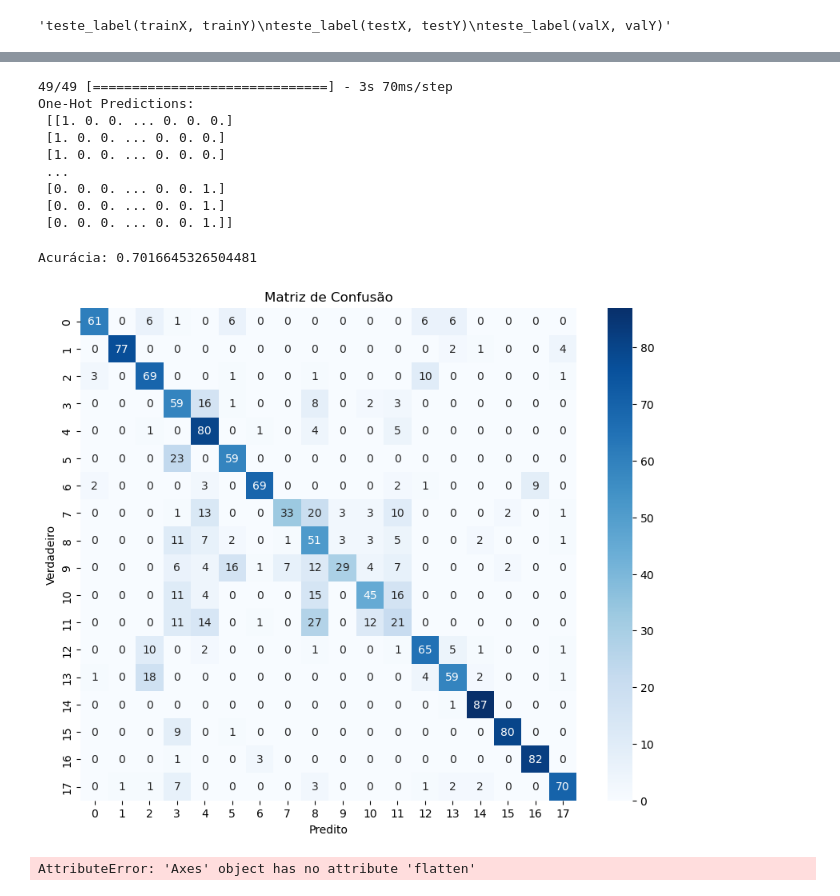
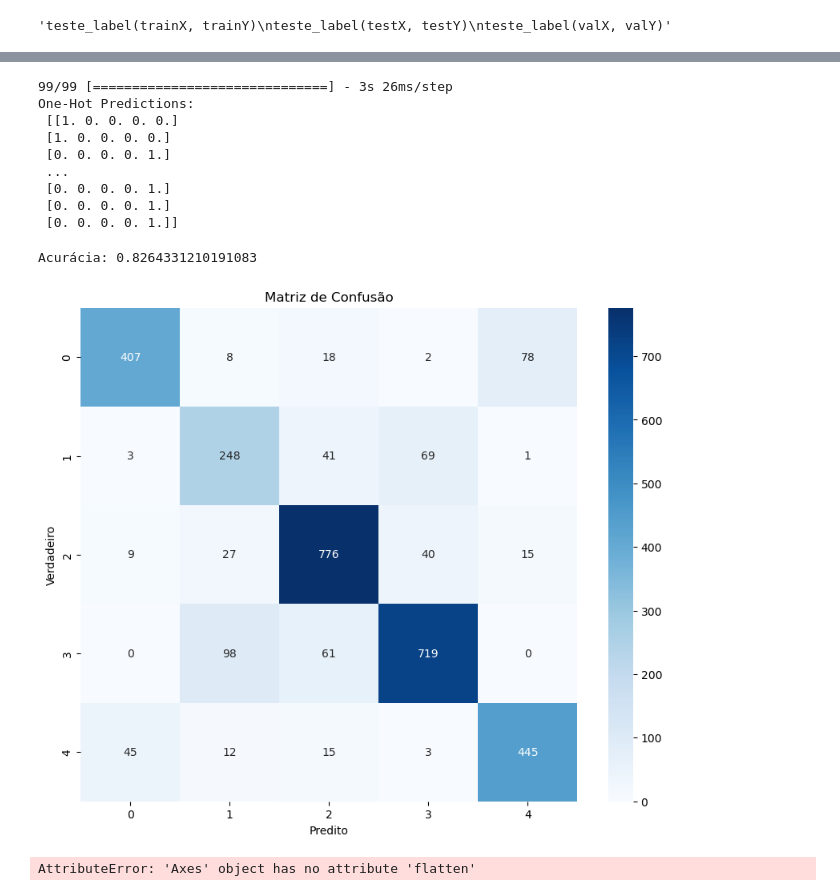
Before and after one commit to Raphael-Mendes/Projeto, a Jupyter notebook: Modelo copy.ipynb, the cells around one changed output, grey strips where cells are left out. Cells and saved outputs as stored; diff of their text form; code cells hidden in the pictures.

```diff
--- a/Modelo copy.ipynb
+++ b/Modelo copy.ipynb
@@ -14,7 +14,7 @@ date = date.strftime("%d/%m/%Y_%H:%M")
 arq = datetime.now()
 arq = arq.strftime("%d_%m_%Y_%H_%M")
 # %%
-Npontos = 200 #Tempo de dados 200
+Npontos = 100 #Tempo de dados 200
 features = 6
 lista_ativ = 5
 colunas_interesse = []
@@ -164,7 +164,7 @@ def cria_LSTM(hidden_units, dense_units, input_shape, activation, optimizer):
   model.compile(loss='categorical_crossentropy', optimizer ='adam', metrics=['accuracy'])
   return model
 
-model = cria_LSTM(hidden_units=160, dense_units=lista_ativ, input_shape=(Npontos, len(featuresX)), activation=['tanh', 'softmax','sigmoid'], optimizer=optimizer)
+model = cria_LSTM(hidden_units=64, dense_units=lista_ativ, input_shape=(Npontos, len(featuresX)), activation=['tanh', 'softmax','sigmoid'], optimizer=optimizer)
 # %%
 def reset_model():
   global model
@@ -172,4 +172,4 @@ def reset_model():
 # %%
 reset_model()
-history = model.fit(trainX, trainY, epochs = 70, batch_size = 30, verbose = 1,  validation_data=(valX, valY), use_multiprocessing=True)
+history = model.fit(trainX, trainY, epochs = 50, batch_size = 50, verbose = 1,  validation_data=(valX, valY), use_multiprocessing=True)
 # %% [output]
@@ -222,19 +235,19 @@ def predict_with_one_hot(model, input_data, num_classes):
 # e 'modelo' seja o modelo criado usando a função cria_LSTM
 # 'num_classes' é o número total de classes
 
-num_classes = 18
+num_classes = 5
 one_hot_predictions = predict_with_one_hot(model, valX, num_classes)
 print("One-Hot Predictions:\n", one_hot_predictions)
 # %% [output]
-49/49 [==============================] - 3s 70ms/step
+99/99 [==============================] - 3s 26ms/step
 One-Hot Predictions:
- [[1. 0. 0. ... 0. 0. 0.]
- [1. 0. 0. ... 0. 0. 0.]
- [1. 0. 0. ... 0. 0. 0.]
+ [[1. 0. 0. 0. 0.]
+ [1. 0. 0. 0. 0.]
+ [0. 0. 0. 0. 1.]
  ...
- [0. 0. 0. ... 0. 0. 1.]
- [0. 0. 0. ... 0. 0. 1.]
- [0. 0. 0. ... 0. 0. 1.]]
+ [0. 0. 0. 0. 1.]
+ [0. 0. 0. 0. 1.]
+ [0. 0. 0. 0. 1.]]
 # %%
 from sklearn.metrics import accuracy_score
 predicted_classes = np.argmax(one_hot_predictions, axis=1)
@@ -244,31 +257,31 @@ acuracia = accuracy_score(valY, one_hot_predictions)
 
 print("Acurácia:", acuracia)
 # %% [output]
-Acurácia: 0.7016645326504481
+Acurácia: 0.8264331210191083
 # %%
 from sklearn.metrics import confusion_matrix
 import seaborn as sns
 import matplotlib.pyplot as plt
 
 # Suponha que 'rotulos_verdadeiros' seja um array ou lista com os rótulos verdadeiros
 # e 'one_hot_predictions' seja um array com as previsões no formato one-hot encoding
 
 # Converte one-hot predictions para classes preditas
 predicted_classes = np.argmax(one_hot_predictions, axis=1)
 a = np.argmax(valY, axis=1)
 
 # Calcula a matriz de confusão
 matriz_confusao = confusion_matrix(a, predicted_classes)
 
 # Visualiza a matriz de confusão usando seaborn
 plt.figure(figsize=(10, 8))
-sns.heatmap(matriz_confusao, annot=True, fmt='d', cmap='Blues', xticklabels=range(18), yticklabels=range(18))
+sns.heatmap(matriz_confusao, annot=True, fmt='d', cmap='Blues', xticklabels=range(5), yticklabels=range(5))
 plt.xlabel('Predito')
 plt.ylabel('Verdadeiro')
 plt.title('Matriz de Confusão')
 plt.show()
 # %% [output]
-[figure, old version]
+[figure, new version]
 # %%
 
 nome = 'Acurácia_{}'.format(date)
```
Also changed, not shown: parts of 6 cells of this notebook, 1 other file.
